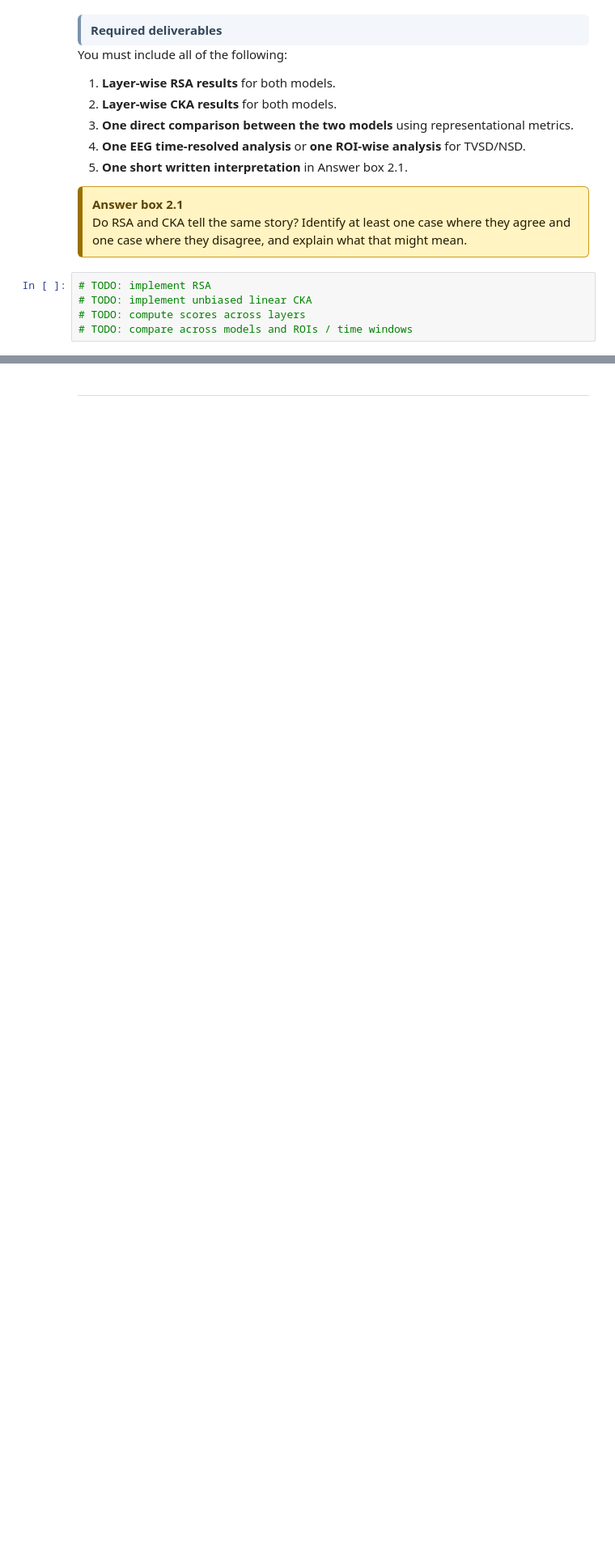
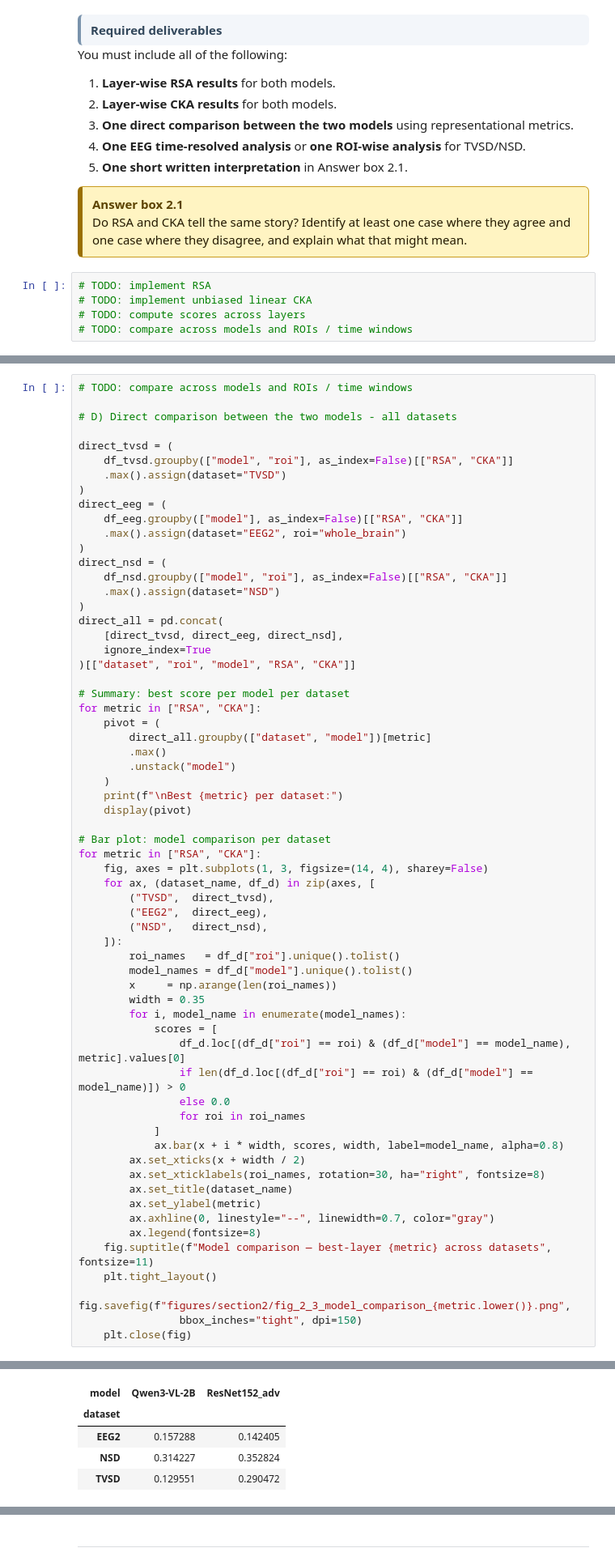
Before and after one commit to Shakikii/Brain-like_Project, a Jupyter notebook: nx414_project_2026.ipynb, the cells around one changed output, grey strips where cells are left out. Shown at 81% size. Cells and saved outputs as stored; diff of their text form; blank space fills up the shorter version.

```diff
--- a/nx414_project_2026.ipynb
+++ b/nx414_project_2026.ipynb
@@ -2638,0 +3164,64 @@ cka = CenteredKernelAlignment(
+# %%
+# TODO: compare across models and ROIs / time windows
+
+# D) Direct comparison between the two models - all datasets
+
+direct_tvsd = (
+    df_tvsd.groupby(["model", "roi"], as_index=False)[["RSA", "CKA"]]
+    .max().assign(dataset="TVSD")
+)
+direct_eeg = (
+    df_eeg.groupby(["model"], as_index=False)[["RSA", "CKA"]]
+    .max().assign(dataset="EEG2", roi="whole_brain")
+)
+direct_nsd = (
+    df_nsd.groupby(["model", "roi"], as_index=False)[["RSA", "CKA"]]
+    .max().assign(dataset="NSD")
+)
+direct_all = pd.concat(
+    [direct_tvsd, direct_eeg, direct_nsd],
+    ignore_index=True
+)[["dataset", "roi", "model", "RSA", "CKA"]]
+
+# Summary: best score per model per dataset
+for metric in ["RSA", "CKA"]:
+    pivot = (
+        direct_all.groupby(["dataset", "model"])[metric]
+        .max()
+        .unstack("model")
+    )
+    print(f"\nBest {metric} per dataset:")
+    display(pivot)
+
+# Bar plot: model comparison per dataset
+for metric in ["RSA", "CKA"]:
+    fig, axes = plt.subplots(1, 3, figsize=(14, 4), sharey=False)
+    for ax, (dataset_name, df_d) in zip(axes, [
+        ("TVSD",  direct_tvsd),
+        ("EEG2",  direct_eeg),
+        ("NSD",   direct_nsd),
+    ]):
+        roi_names   = df_d["roi"].unique().tolist()
+        model_names = df_d["model"].unique().tolist()
+        x     = np.arange(len(roi_names))
+        width = 0.35
+        for i, model_name in enumerate(model_names):
+            scores = [
+                df_d.loc[(df_d["roi"] == roi) & (df_d["model"] == model_name), metric].values[0]
+                if len(df_d.loc[(df_d["roi"] == roi) & (df_d["model"] == model_name)]) > 0
+                else 0.0
+                for roi in roi_names
+            ]
+            ax.bar(x + i * width, scores, width, label=model_name, alpha=0.8)
+        ax.set_xticks(x + width / 2)
+        ax.set_xticklabels(roi_names, rotation=30, ha="right", fontsize=8)
+        ax.set_title(dataset_name)
+        ax.set_ylabel(metric)
+        ax.axhline(0, linestyle="--", linewidth=0.7, color="gray")
+        ax.legend(fontsize=8)
+    fig.suptitle(f"Model comparison — best-layer {metric} across datasets", fontsize=11)
+    plt.tight_layout()
+    fig.savefig(f"figures/section2/fig_2_3_model_comparison_{metric.lower()}.png",
+                bbox_inches="tight", dpi=150)
+    plt.close(fig)
+# %% [output]
@@ -2638,0 +3229,5 @@ cka = CenteredKernelAlignment(
+| model | Qwen3-VL-2B | ResNet152_adv |
+| dataset |  |  |
+| EEG2 | 0.157288 | 0.142405 |
+| NSD | 0.314227 | 0.352824 |
+| TVSD | 0.129551 | 0.290472 |
```
Also changed, not shown: parts of 36 cells of this notebook, 7 other files.
